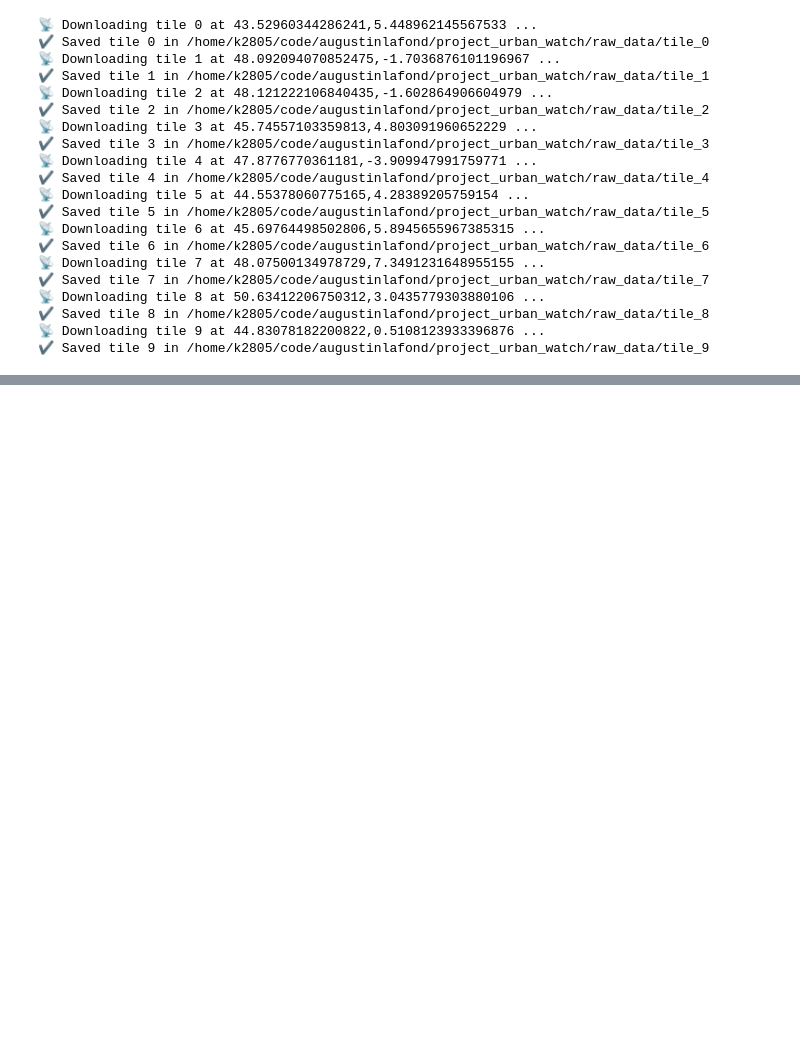
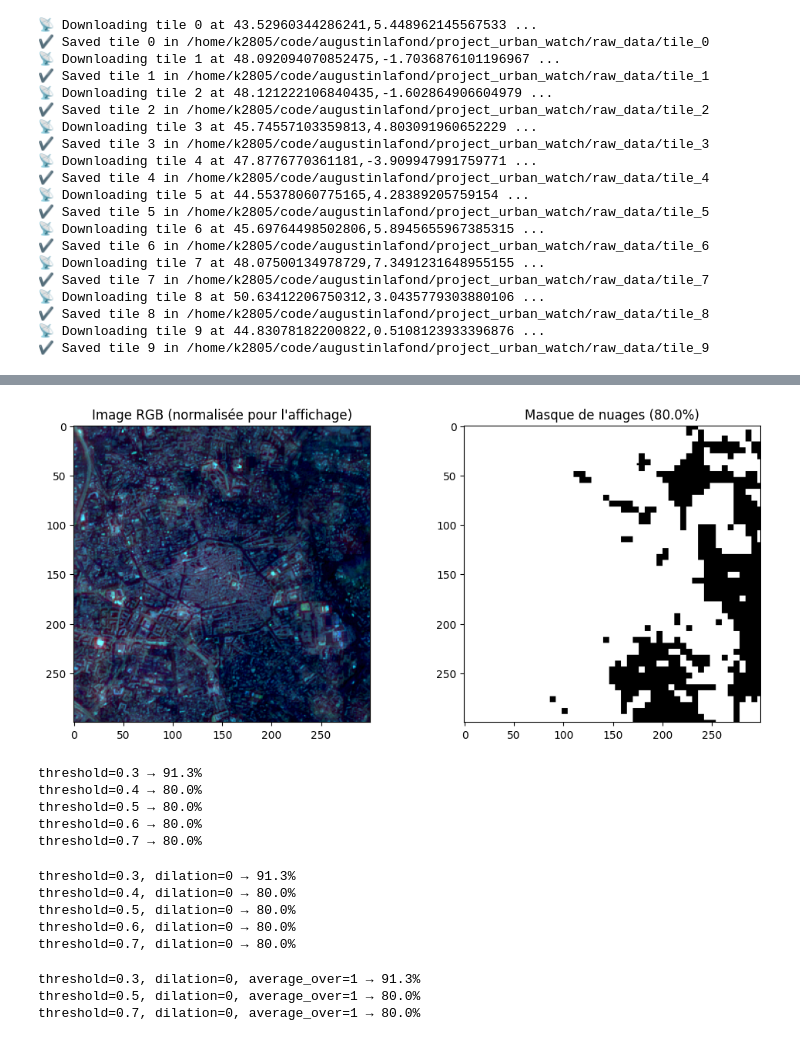
Before and after one commit to augustinlafond/project_urban_watch, a Jupyter notebook: Notebooks/data_exloration_kevin.ipynb, the cells around one changed output, grey strips where cells are left out. Drawn from its saved outputs; the diff is of its cells as text; code cells hidden in the pictures; blank space fills up the shorter version.

```diff
--- a/Notebooks/data_exloration_kevin.ipynb
+++ b/Notebooks/data_exloration_kevin.ipynb
@@ -85,0 +154,55 @@ ValueError: Parameter `all_bands` is set to False, but images have 4 bands.
+# %%
+# Cloud detection sur données brutes
+masker = CloudMasker(threshold=0.5, dilation_size=1)
+mask = masker.detect_clouds(img)  # img en [0-137], pas normalisée
+
+# Après, si tu veux visualiser, normalise pour l'affichage
+img_for_display = ImageNormalizer.normalize_full(img)
+
+# Puis affiche
+fig, axes = plt.subplots(1, 2, figsize=(12, 5))
+axes[0].imshow(img_for_display[:, :, :3])  # RGB normalisé
+axes[0].set_title("Image RGB (normalisée pour l'affichage)")
+axes[1].imshow(mask, cmap='gray')
+axes[1].set_title(f"Masque de nuages ({masker.get_cloud_percentage(mask):.1f}%)")
+plt.show()
+# %% [output]
+[figure, added]
+# %%
+# Teste différents thresholds
+for thresh in [0.3, 0.4, 0.5, 0.6, 0.7]:
+    masker_test = CloudMasker(threshold=thresh, dilation_size=1)
+    mask_test = masker_test.detect_clouds(img)
+    pct = masker_test.get_cloud_percentage(mask_test)
+    print(f"threshold={thresh} → {pct:.1f}%")
+# %% [output]
+threshold=0.3 → 91.3%
+threshold=0.4 → 80.0%
+threshold=0.5 → 80.0%
+threshold=0.6 → 80.0%
+threshold=0.7 → 80.0%
+# %%
+# Test sans dilation
+for thresh in [0.3, 0.4, 0.5, 0.6, 0.7]:
+    masker_test = CloudMasker(threshold=thresh, dilation_size=0)
+    mask_test = masker_test.detect_clouds(img)
+    pct = masker_test.get_cloud_percentage(mask_test)
+    print(f"threshold={thresh}, dilation=0 → {pct:.1f}%")
+# %% [output]
+threshold=0.3, dilation=0 → 91.3%
+threshold=0.4, dilation=0 → 80.0%
+threshold=0.5, dilation=0 → 80.0%
+threshold=0.6, dilation=0 → 80.0%
+threshold=0.7, dilation=0 → 80.0%
+# %%
+# Test avec moins de lissage
+for thresh in [0.3, 0.5, 0.7]:
+    masker_test = CloudMasker(threshold=thresh, dilation_size=0)
+    masker_test.detector.average_over = 1  # Réduis le lissage
+    mask_test = masker_test.detect_clouds(img)
+    pct = masker_test.get_cloud_percentage(mask_test)
+    print(f"threshold={thresh}, dilation=0, average_over=1 → {pct:.1f}%")
+# %% [output]
+threshold=0.3, dilation=0, average_over=1 → 91.3%
+threshold=0.5, dilation=0, average_over=1 → 80.0%
+threshold=0.7, dilation=0, average_over=1 → 80.0%
```
Also changed, not shown: parts of 16 cells of this notebook.
